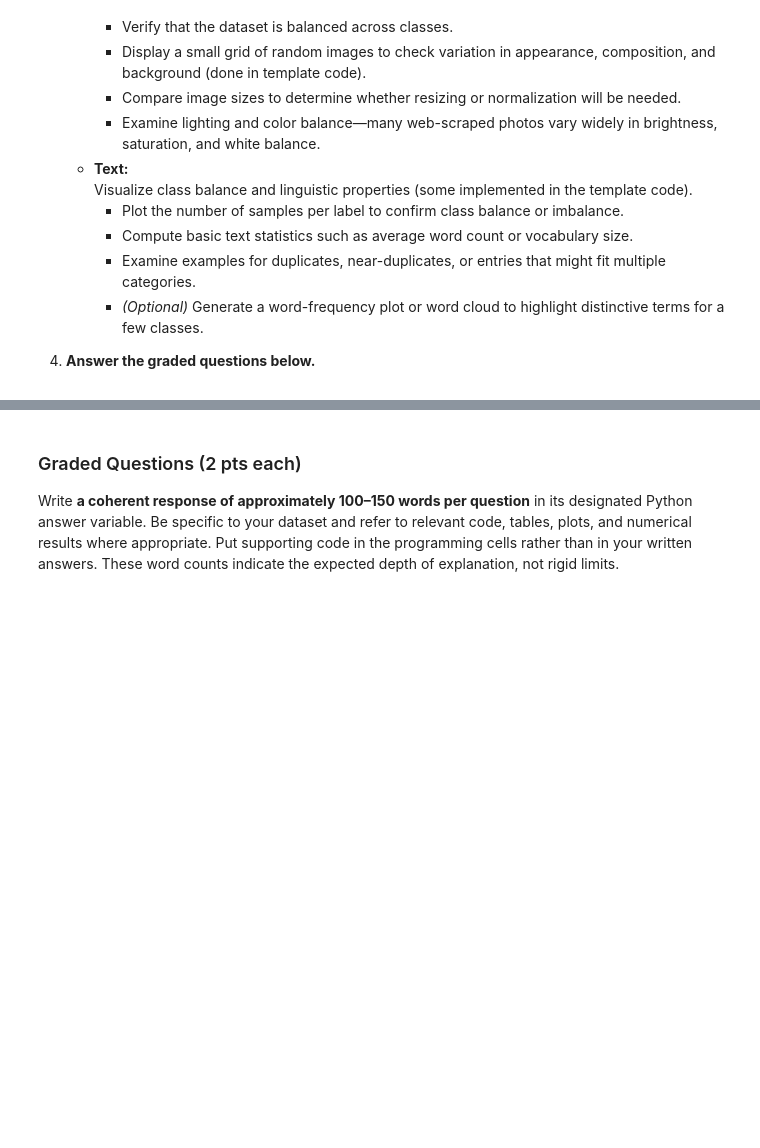
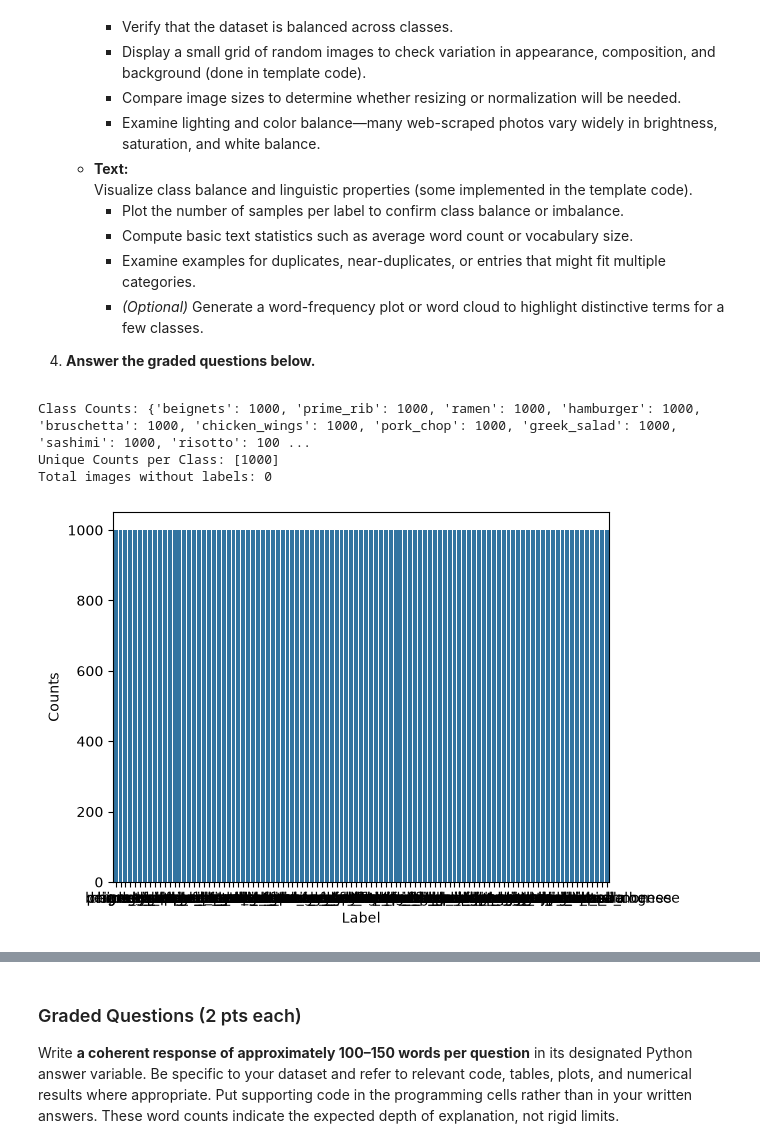
Before and after one commit to aidandig/DX703-Final-Project, a Jupyter notebook: Final_Project_Milestone.ipynb, the cells around one changed output, grey strips where cells are left out. Drawn from its saved outputs; the diff is of its cells as text; code cells hidden in the pictures; blank space fills up the shorter version.

Commit message:
food101 - class balance verification

```diff
--- a/Final_Project_Milestone.ipynb
+++ b/Final_Project_Milestone.ipynb
@@ -321,3 +321,26 @@ By the end of this milestone notebook, you should be able to explain what makes
 # %%
 # Your code here, add as many cells as you like. Provide organization and structure by appropriate comments, labels, and variable names. Explain what
 # you are doing in case you come back to this in a year.
+
+# Get the class balance for the food101 dataset
+class_counts  = Counter(food_all['label'])
+label_names   = food_all.features['label'].names
+class_balance = {label_names[label_id]: count for label_id, count in class_counts.items()}
+print('Class Counts:', class_balance)
+print('Unique Counts per Class:', pd.Series(class_balance.values()).unique())
+
+# check to see if there are any images from food101 dataset that don't have any labels
+df = food_all.to_pandas()
+print('Total images without labels:', df['label'].isna().sum())
+
+# plot class balance
+data = {'Label': class_balance.keys(),
+        'Counts': class_balance.values()}
+df = pd.DataFrame(data)
+sns.barplot(df, x='Label', y='Counts')
+plt.show()
+# %% [output]
+Class Counts: {'beignets': 1000, 'prime_rib': 1000, 'ramen': 1000, 'hamburger': 1000, 'bruschetta': 1000, 'chicken_wings': 1000, 'pork_chop': 1000, 'greek_salad': 1000, 'sashimi': 1000, 'risotto': 100 ...
+Unique Counts per Class: [1000]
+Total images without labels: 0
+[figure, added]
```
Also changed, not shown: parts of 2 cells of this notebook.
